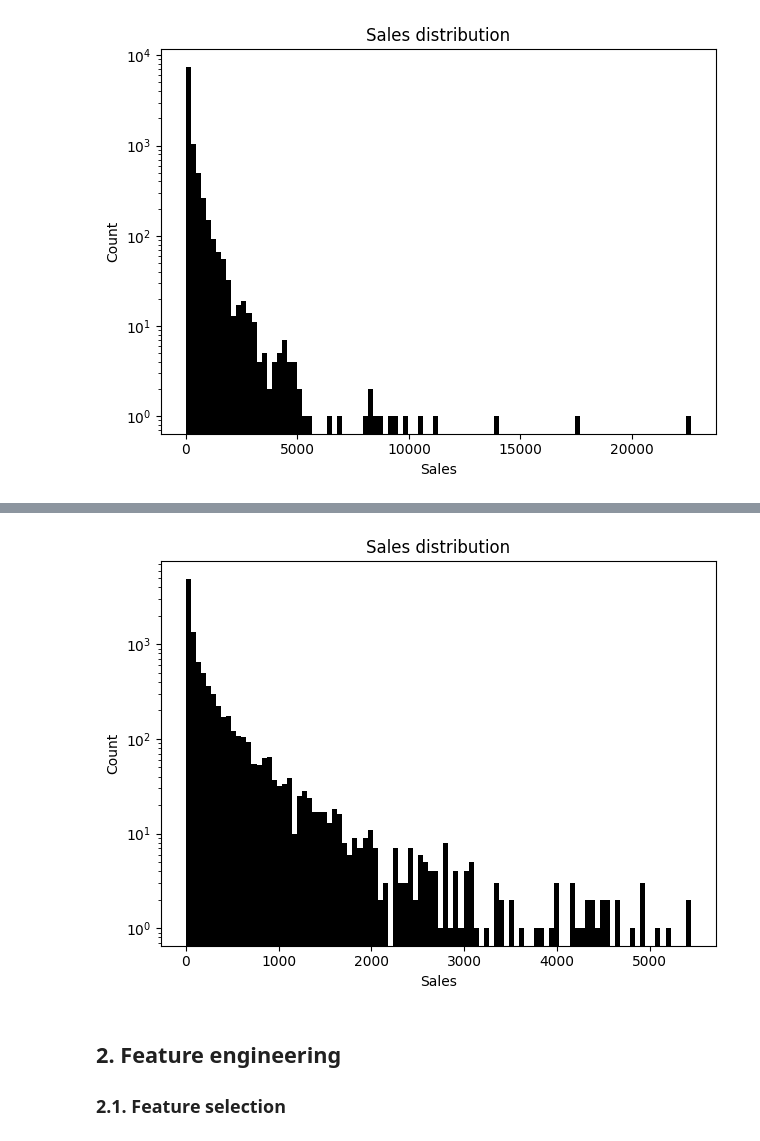
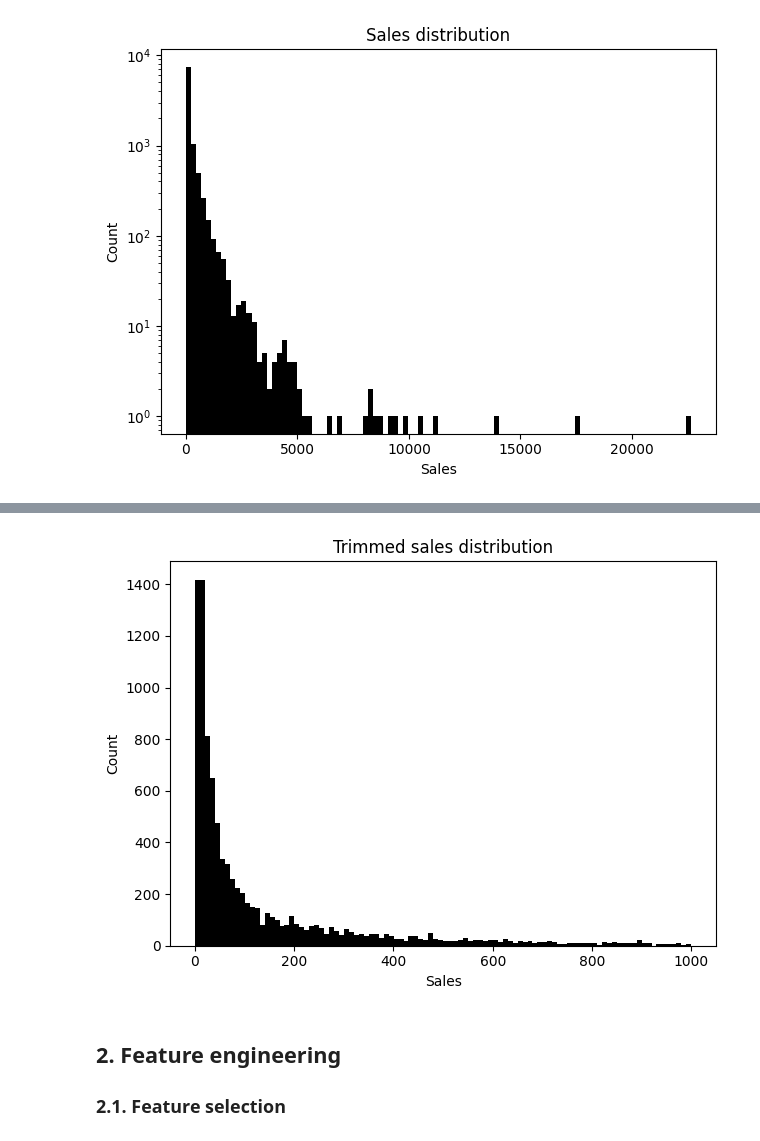
Before and after one commit to 4GeeksAcademy/gperdrizet-holmes-final-project, a Jupyter notebook: notebooks/01-data_prep.ipynb, the cells around one changed output, grey strips where cells are left out. Drawn from its saved outputs; the diff is of its cells as text; code cells hidden in the pictures.

```diff
--- a/notebooks/01-data_prep.ipynb
+++ b/notebooks/01-data_prep.ipynb
@@ -178,6 +192,3 @@ plt.tight_layout()
 plt.show()
 # %% [output]
 [figure]
-# %%
-data_df = data_df[data_df['Sales'] < 6000]
-data_df.describe()
@@ -194,13 +195,15 @@ data_df.describe()
 # %%
-plt.title('Sales distribution')
+data_df = data_df[data_df['Sales'] < 1000]
+data_df.describe()
+
+plt.title('Trimmed sales distribution')
 plt.hist(data_df['Sales'], bins=100, color='black')
-plt.yscale('log')
 plt.xlabel('Sales')
 plt.ylabel('Count')
 plt.tight_layout()
 plt.show()
 # %% [output]
-[figure, old version]
+[figure, new version]
 # %% [markdown]
 ## 2. Feature engineering
 
```
Also changed, not shown: parts of 34 cells of this notebook, 1 other file.
